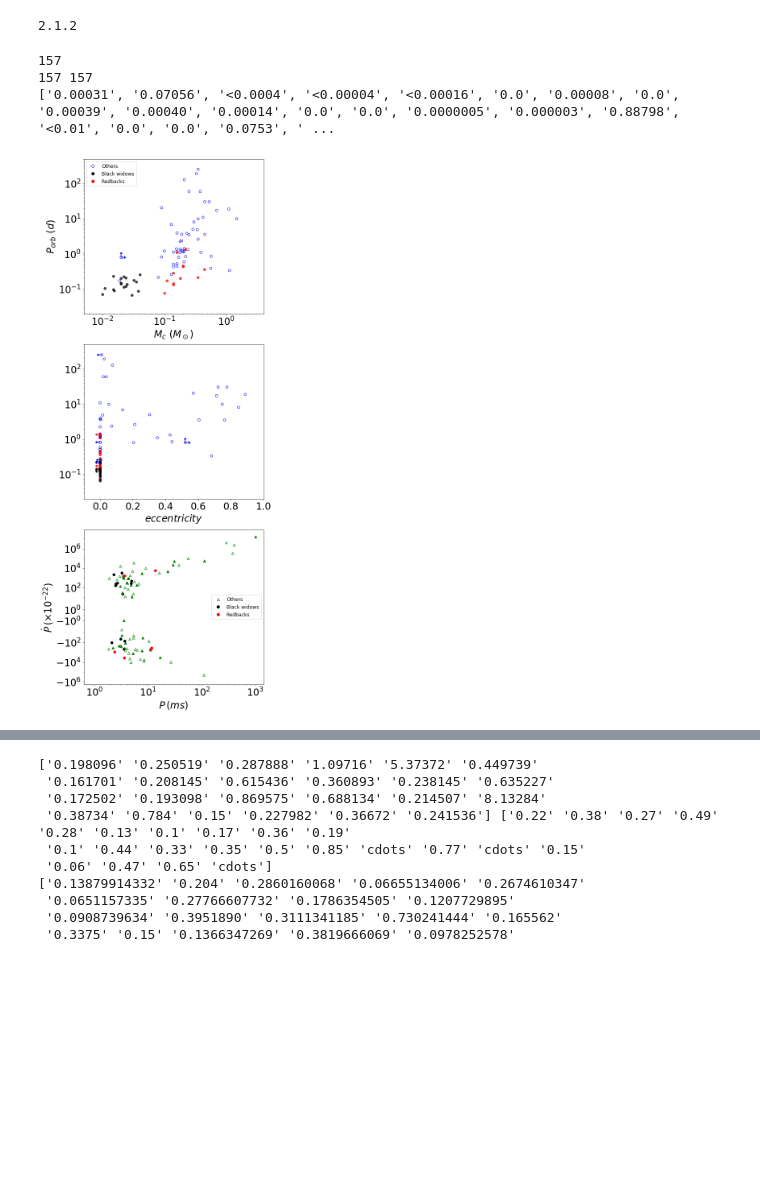
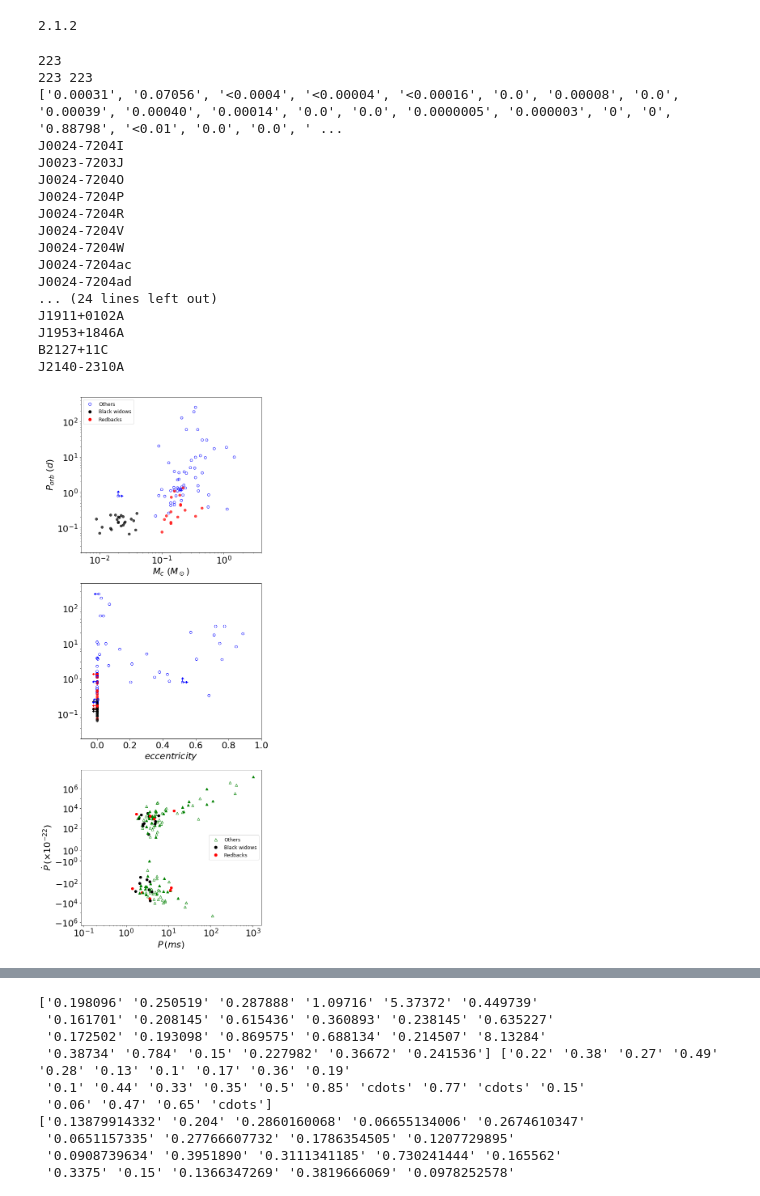
Before and after one commit to claireshiye/MyPythonCode, a Jupyter notebook: psr_catalog_plot.ipynb, the cells around one changed output, grey strips where cells are left out. Saved outputs shown, nothing was run; the diff lists cells and outputs as text; code cells hidden in the pictures; blank space fills up the shorter version.

```diff
--- a/psr_catalog_plot.ipynb
+++ b/psr_catalog_plot.ipynb
@@ -45,8 +45,8 @@ savepath='/projects/b1095/syr904/projects/PULSAR2/tc_comparison/'
 P, Pdot, Binflag, Namespin, Period, Ecc, Mc, Names, Pall, Bfall, Nameall = pc.readdata_freire()
 print(len(Pall), len(Bfall))
 print(Ecc)
-datarb=np.genfromtxt('/projects/b1095/syr904/projects/PULSAR/GCredback.dat', dtype=str)
-databw=np.genfromtxt('/projects/b1095/syr904/projects/PULSAR/GCblackwidow.dat', dtype=str)
+datarb=np.genfromtxt('/projects/b1095/syr904/projects/PULSAR/data_observed/GCredback.dat', dtype=str)
+databw=np.genfromtxt('/projects/b1095/syr904/projects/PULSAR/data_observed/GCblackwidow.dat', dtype=str)
 namerb=datarb[:,0]; namebw=databw[:,0]
 
 plt.rcParams['figure.figsize'] = [8,24]
@@ -63,6 +63,10 @@ fig, axs = plt.subplots(nrows=3, sharey=False)
 fig.subplots_adjust(wspace=0.05)
 for i in range(len(Mc)):
     if Mc[i][0] != '>':
+        #if float(Mc[i])<=0.05:
+        #    print(Names[i])
+        if float(Period[i])<0.4:
+            print(Names[i])
         if Names[i] in namerb:
             axs[0].scatter(float(Mc[i]), float(Period[i]), color='red', alpha=0.7, zorder=2)
             if Ecc[i][0]!='<' and Ecc[i][0]!='-':
@@ -109,35 +113,49 @@ for j in range(len(P)):
         else:
             axs[2].scatter(float(P[j]), float(Pdot[j])*10**22, marker='^', color='g')
 
 
 axs[0].set_yscale('log')
 axs[0].set_xscale('log')
 axs[0].set_ylim(0.02, 500)
 axs[0].set_xlim(0.005, 4)
 axs[0].set_xlabel(r'$M_c\ (M_\odot)$')
 axs[0].set_ylabel(r'$P_{orb}\ (d)$')
 axs[0].legend(handles=[bdot, kdot, rdot], loc='upper left', prop={'size': 12}, numpoints=1, frameon=True)
 
 axs[1].set_yscale('log')
 #axs[1].set_xscale('symlog')
 axs[1].set_ylim(0.02, 500)
 axs[1].set_xlim(-0.1, 1)
 axs[1].set_xlabel(r'$eccentricity$')
 #axs[1].set_ylabel(r'$P_{orb}\ (d)$')
 
 axs[2].set_yscale('symlog')
 axs[2].set_xscale('log')
 axs[2].legend(handles=[gtri, kdot, rdot], loc='center right', prop={'size': 12}, numpoints=1, frameon=True)
 axs[2].set_xlabel(r'$P\,(ms)$')
 axs[2].set_ylabel(r'$\dot{P}\,(\times 10^{-22})$')
 axs[2].locator_params(numticks=8)
 yticks =plt.gca().yaxis.get_major_ticks()
 yticks[4].set_visible(False)
 
 #plt.savefig('/projects/b1095/syr904/projects/PULSAR/period_mass.pdf')
 # %% [output]
-157
-157 157
-['0.00031', '0.07056', '<0.0004', '<0.00004', '<0.00016', '0.0', '0.00008', '0.0', '0.00039', '0.00040', '0.00014', '0.0', '0.0', '0.0000005', '0.000003', '0.88798', '<0.01', '0.0', '0.0', '0.0753', ' ...
+223
+223 223
+['0.00031', '0.07056', '<0.0004', '<0.00004', '<0.00016', '0.0', '0.00008', '0.0', '0.00039', '0.00040', '0.00014', '0.0', '0.0', '0.0000005', '0.000003', '0', '0', '0.88798', '<0.01', '0.0', '0.0', ' ...
+J0024-7204I
+J0023-7203J
+J0024-7204O
+J0024-7204P
+J0024-7204R
+J0024-7204V
+J0024-7204W
+J0024-7204ac
+J0024-7204ad
+... (24 lines left out)
+J1911+0102A
+J1953+1846A
+B2127+11C
+J2140-2310A
-[figure, old version]
+[figure, new version]
 # %%
```
Also changed, not shown: parts of 5 cells of this notebook, 45 other files.
